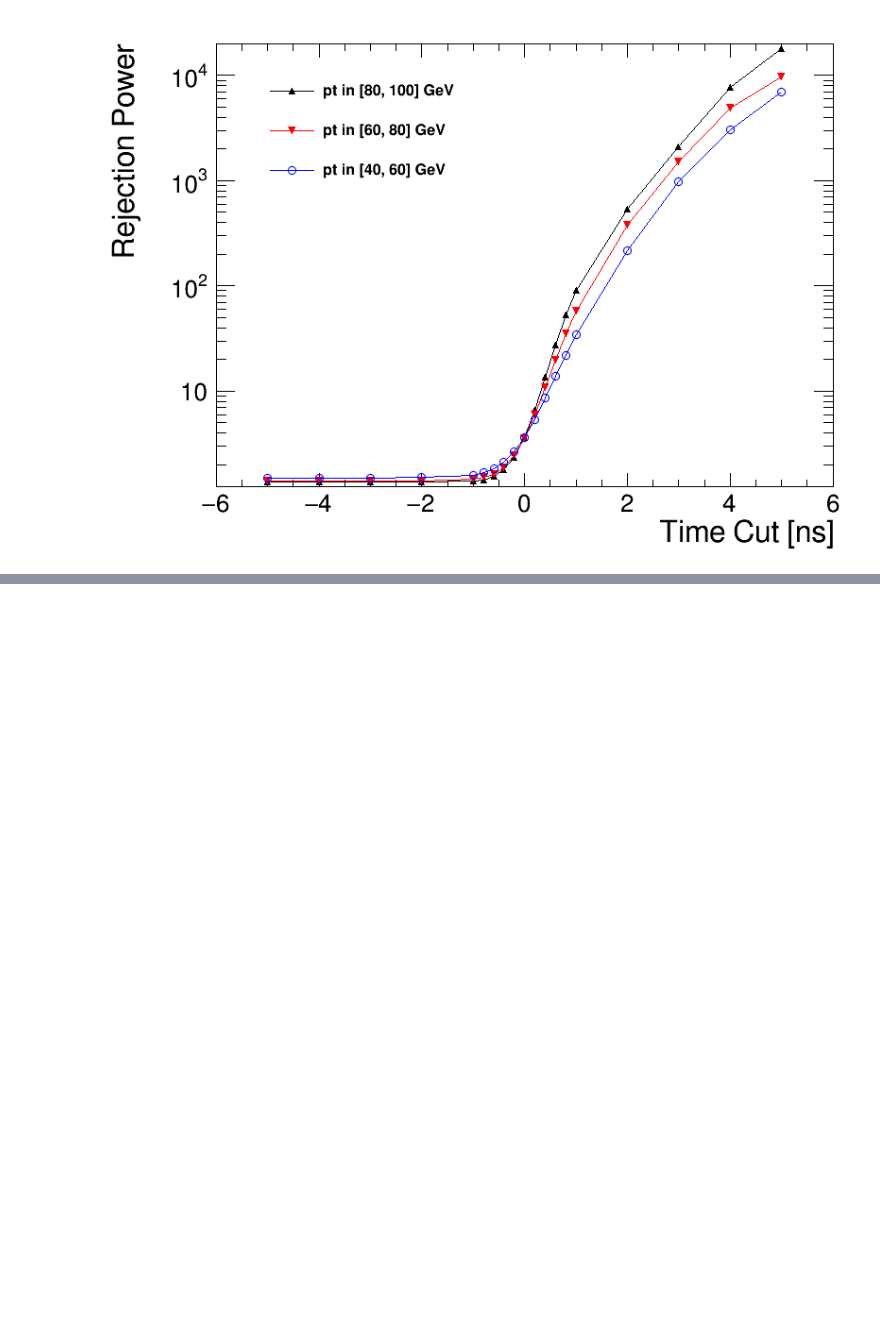
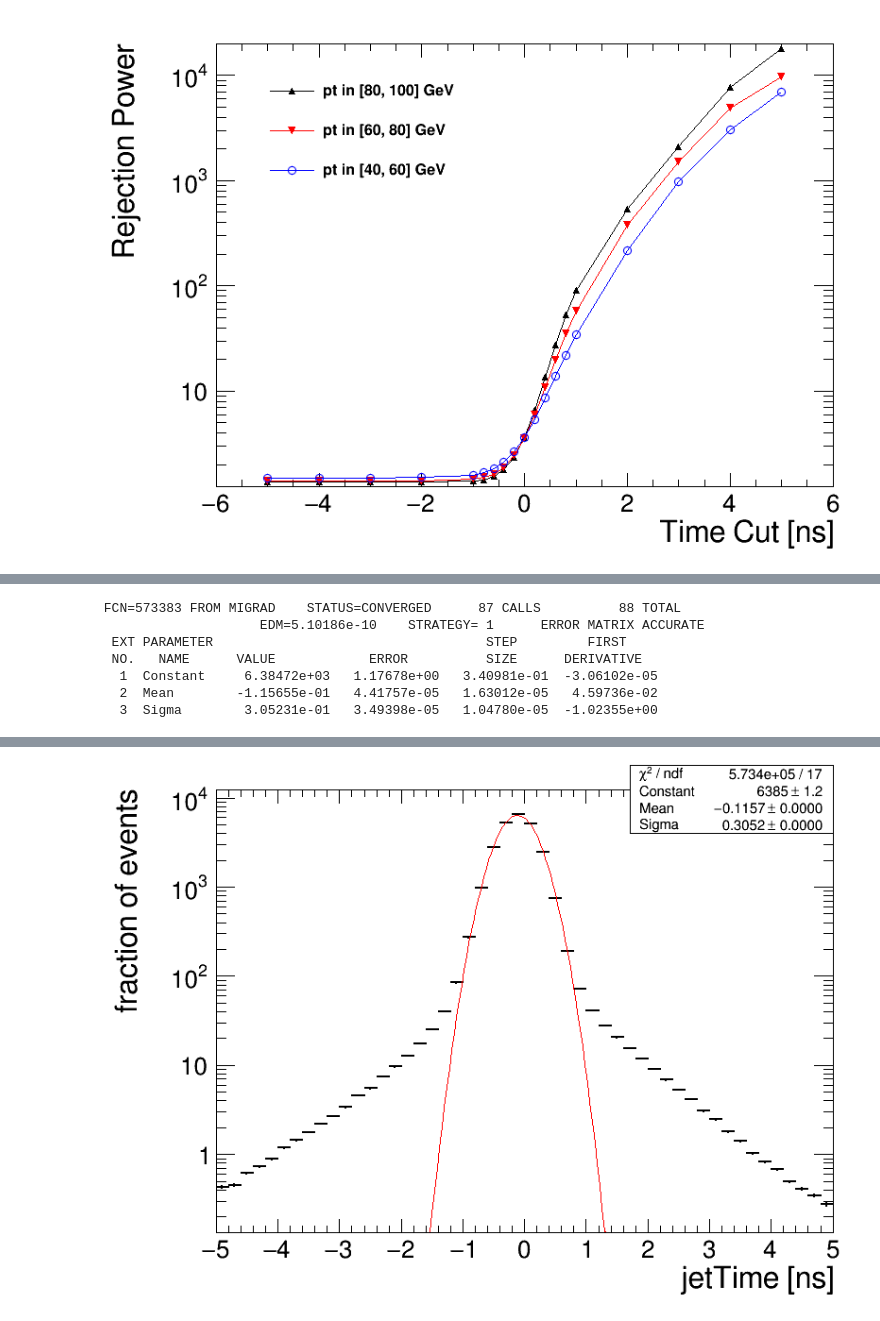
Before and after one commit to cms-lpc-llp/delayed_jet_analyzer, a Jupyter notebook: plot_scripts/event_selection/QCD_Inclusive_timing_study.ipynb, the cells around one changed output, grey strips where cells are left out. Cells and saved outputs as stored; diff of their text form; code cells hidden in the pictures; blank space fills up the shorter version.

```diff
--- a/plot_scripts/event_selection/QCD_Inclusive_timing_study.ipynb
+++ b/plot_scripts/event_selection/QCD_Inclusive_timing_study.ipynb
@@ -998,0 +1379,35 @@ Info in <TCanvas::Print>: pdf file /nfshome/jmao/cms-llp/plots/20190506/Rejectio
+# %%
+# plot leading jet time
+c = rt.TCanvas('c','c', 800, 600)
+leg = rt.TLegend(0.62,0.68,0.95,0.90);
+leg.SetTextSize(0.03)
+rt.gStyle.SetOptStat(0000)
+i = 0
+
+jetTime = tree['jetTime'].array()
+weight = tree['weight'].array()
+t = jetTime[:,0]
+ht0 = create_TH1D( t, axis_title=['jetTime [ns]', 'fraction of events'], name=HT, binning=[50,-5,5],weights = weight)
+ht0.SetLineColor(std_color_list[i])
+ht0.SetMarkerColor(std_color_list[i])
+
+
+leg.AddEntry(ht0,HT)
+leg.SetBorderSize(0)
+
+ht0.DrawNormalized('')
+ht0.Fit('gaus','','',-2,2)
+
+# leg.Draw()
+c.SetLogy()
+c.Draw()
+c.SaveAs(out_dir+'JetTime_leading_fit.png')
+c.SaveAs(out_dir+'JetTime_leading_fit.pdf')
+# %% [output]
+ FCN=573383 FROM MIGRAD    STATUS=CONVERGED      87 CALLS          88 TOTAL
+                     EDM=5.10186e-10    STRATEGY= 1      ERROR MATRIX ACCURATE
+  EXT PARAMETER                                   STEP         FIRST
+  NO.   NAME      VALUE            ERROR          SIZE      DERIVATIVE
+   1  Constant     6.38472e+03   1.17678e+00   3.40981e-01  -3.06102e-05
+   2  Mean        -1.15655e-01   4.41757e-05   1.63012e-05   4.59736e-02
+   3  Sigma        3.05231e-01   3.49398e-05   1.04780e-05  -1.02355e+00
@@ -998,0 +1418 @@ Info in <TCanvas::Print>: pdf file /nfshome/jmao/cms-llp/plots/20190506/Rejectio
+[figure, added]
```
Also changed, not shown: parts of 18 cells of this notebook, 6 other files.
